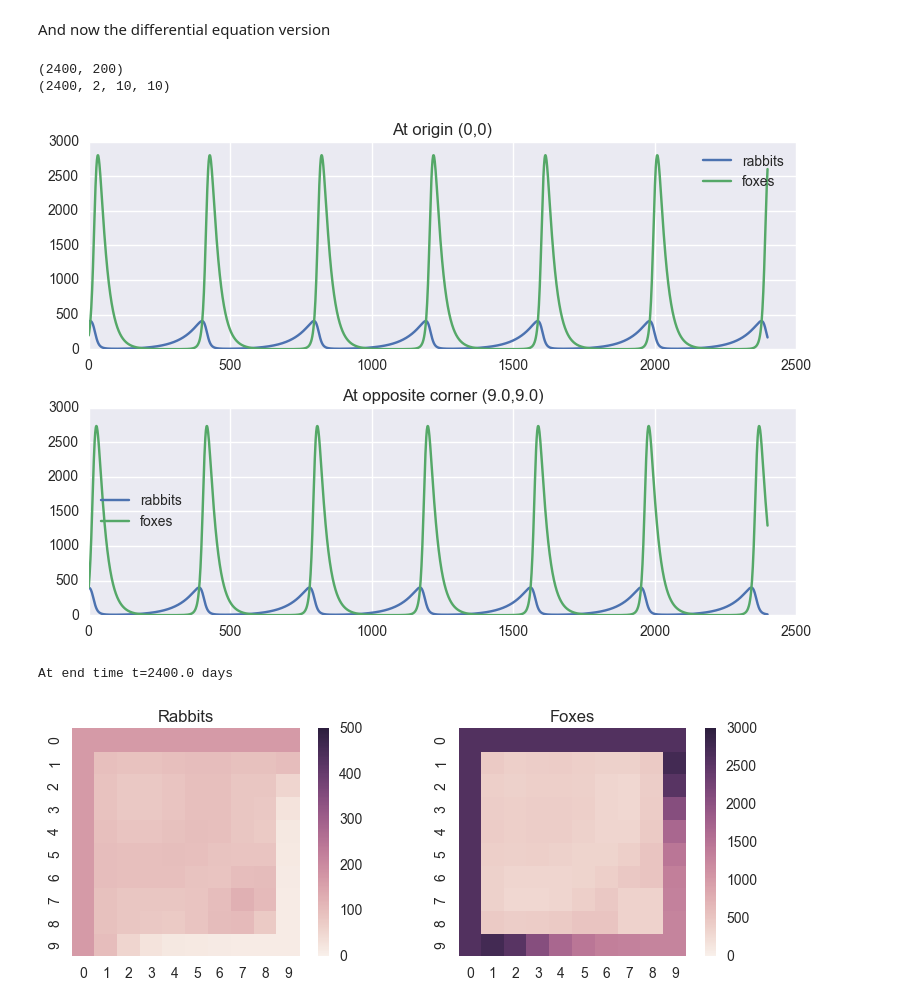
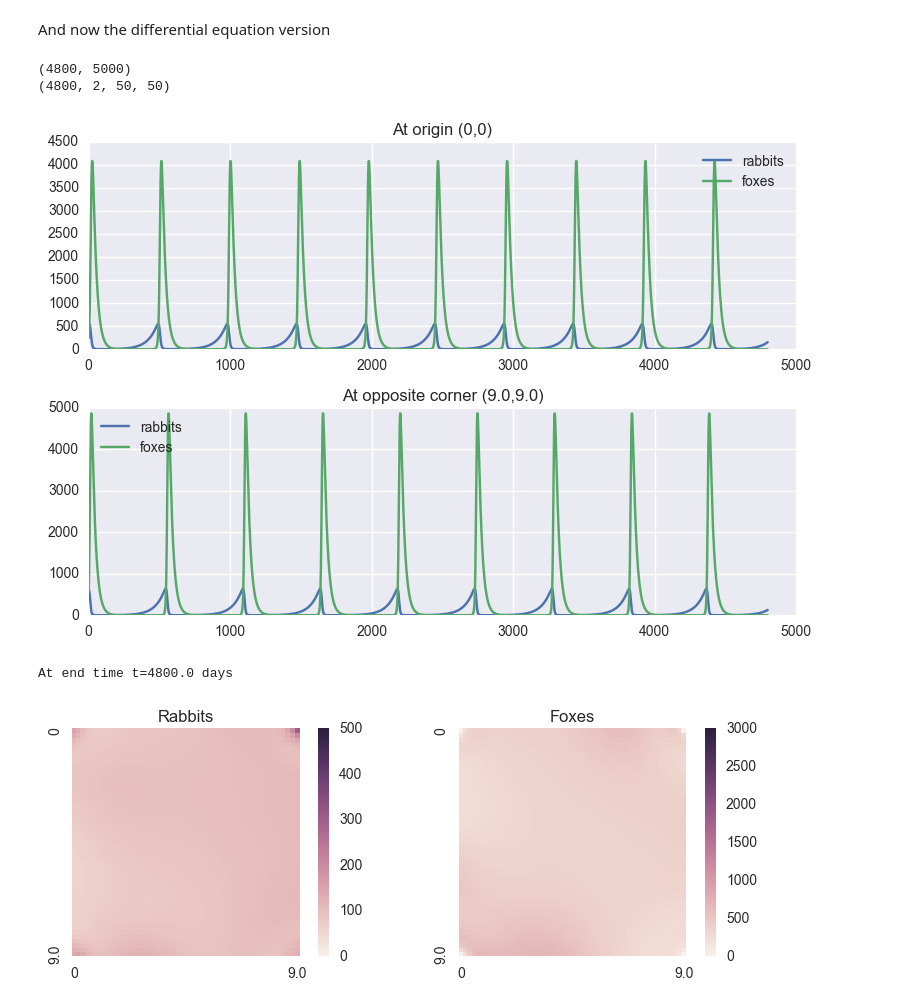
Before and after one commit to dbaugher/rabbits-and-foxes, a Jupyter notebook: rabbits-and-foxes-diffusion.ipynb, the cells around one changed output. Drawn from its saved outputs; the diff is of its cells as text; code cells hidden in the pictures.

```diff
--- a/rabbits-and-foxes-diffusion.ipynb
+++ b/rabbits-and-foxes-diffusion.ipynb
@@ -55,7 +55,7 @@ plt.show()
 Now set it up for diffusion on a grid of farms.
 # %%
 x_max = y_max = 9.0
-N = M = 10
+N = M = 50
 dx = x_max / (N-1)
 dy = y_max / (M-1)
 xgrid = np.linspace(0,x_max,N)
@@ -66,20 +66,26 @@ diffusivity_rabbits = 1.0e-3
 diffusivity_foxes = 1.0e-3
 
 concentrations = np.ones((2,N,M))
+concentrations += 0.5 * np.abs(np.random.randn(2,N,M))
 concentrations[0] *= 400
 concentrations[1] *= 200
 concentrations[1,N//2:,M//2:] *= 2.0 # double foxes in top corner
 concentrations[0,3,3] = 0 # a dead spot of rabbits
-concentrations[1,8,8] = 0 # a dead spot of foxes
+concentrations[1,7,7] = 0 # a dead spot of foxes
+concentrations[0,-1,-5] = 800 # a load of rabbits near one corner
 
 rabbits = concentrations[0]
 foxes = concentrations[1]
 
 plt.subplot(2,2,1)
-sns.heatmap(rabbits, square=True, vmin=0, vmax=500)
+xticklabels = [0] + ['']*(N-2) + [x_max]
+yticklabels = [0] + ['']*(M-2) + [y_max]
+sns.heatmap(rabbits, vmin=0, vmax=500, square=True,
+            xticklabels=xticklabels, yticklabels=yticklabels)
 plt.title('Rabbits')
 plt.subplot(2,2,2)
-sns.heatmap(foxes, square=True ,vmin=0, vmax=3000)
+sns.heatmap(foxes, vmin=0, vmax=3000, square=True,
+            xticklabels=xticklabels, yticklabels=yticklabels)
 plt.title('Foxes')
 plt.tight_layout()
 plt.show()
@@ -164,7 +172,7 @@ def rates(concentrations_vector, time):
     rates = np.stack((rate_rabbits, rate_foxes))
     return rates.reshape(-1)
 
-end_time = 2400.
+end_time = 4800.
 concentrations_vector  = concentrations.reshape(-1)
 times = np.arange(0, end_time)
 initial_conditions = concentrations_vector
@@ -174,8 +182,8 @@ print(result.shape)
 results = result.reshape(-1,2,N,M)
 print(results.shape)
 # %% [output]
-(2400, 200)
-(2400, 2, 10, 10)
+(4800, 5000)
+(4800, 2, 50, 50)
 # %%
 rabbits_origin = results[:,0,0,0]
 foxes_origin = results[:,1,0,0]
@@ -193,23 +201,25 @@ plt.title("At opposite corner ({},{})".format(x_max,y_max))
 plt.tight_layout()
 plt.show()
 # %% [output]
-[figure, old version]
+[figure, new version]
 # %%
 print('At end time t={} days'.format(end_time))
 rabbits = results[-1,0]
 foxes = results[-1,1]
 fig = plt.figure()
 plt.subplot(2,2,1)
-sns.heatmap(rabbits, square=True,vmin=0,vmax=500)
+sns.heatmap(rabbits, vmin=0, vmax=500, square=True,
+           xticklabels=xticklabels, yticklabels=yticklabels)
 plt.title('Rabbits')
 plt.subplot(2,2,2)
-sns.heatmap(foxes, square=True, vmin=0,vmax=3000)
+sns.heatmap(foxes, vmin=0, vmax=3000, square=True,
+           xticklabels=xticklabels, yticklabels=yticklabels)
 plt.title('Foxes')
 plt.tight_layout()
 plt.show()
 # %% [output]
-At end time t=2400.0 days
+At end time t=4800.0 days
-[figure, old version]
+[figure, new version]
 # %%
 from matplotlib import animation
 import matplotlib
```
Also changed, not shown: parts of 6 cells of this notebook, 2 other files.
